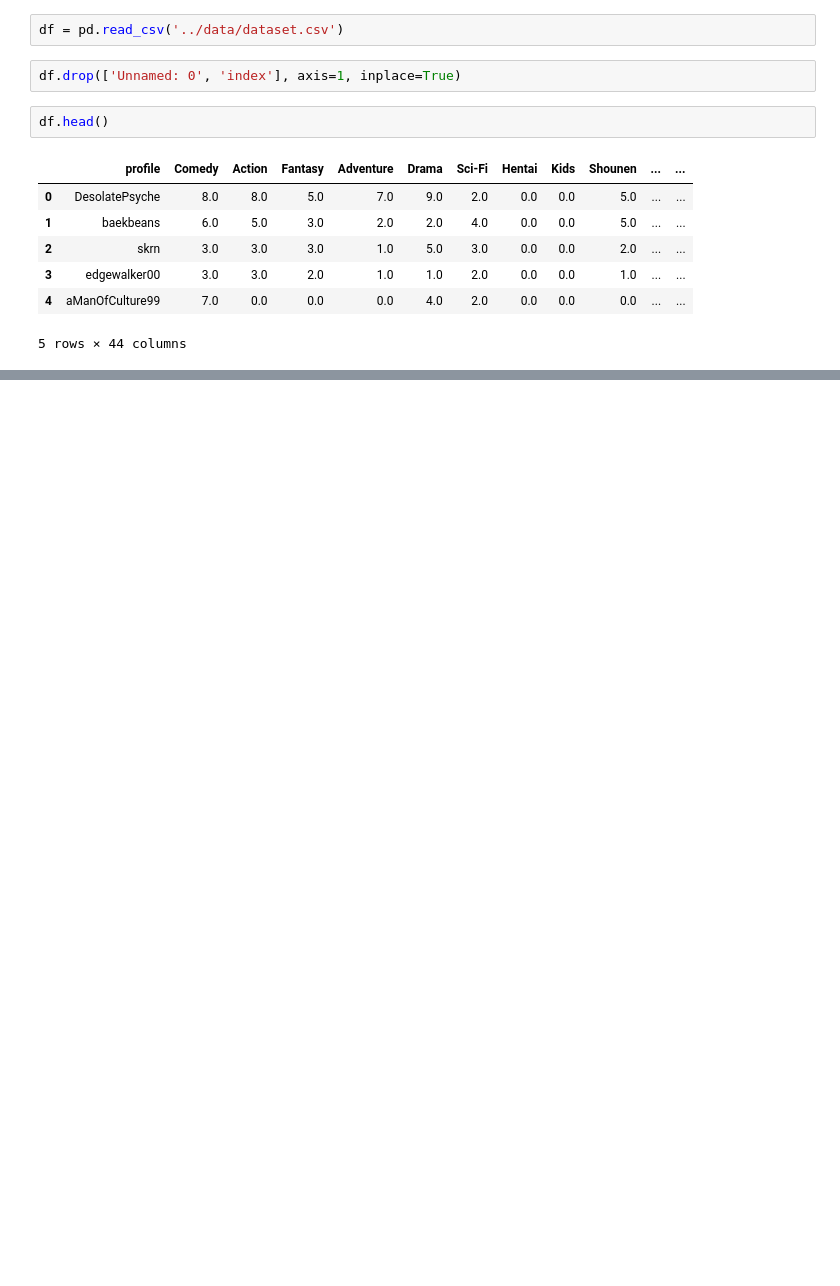
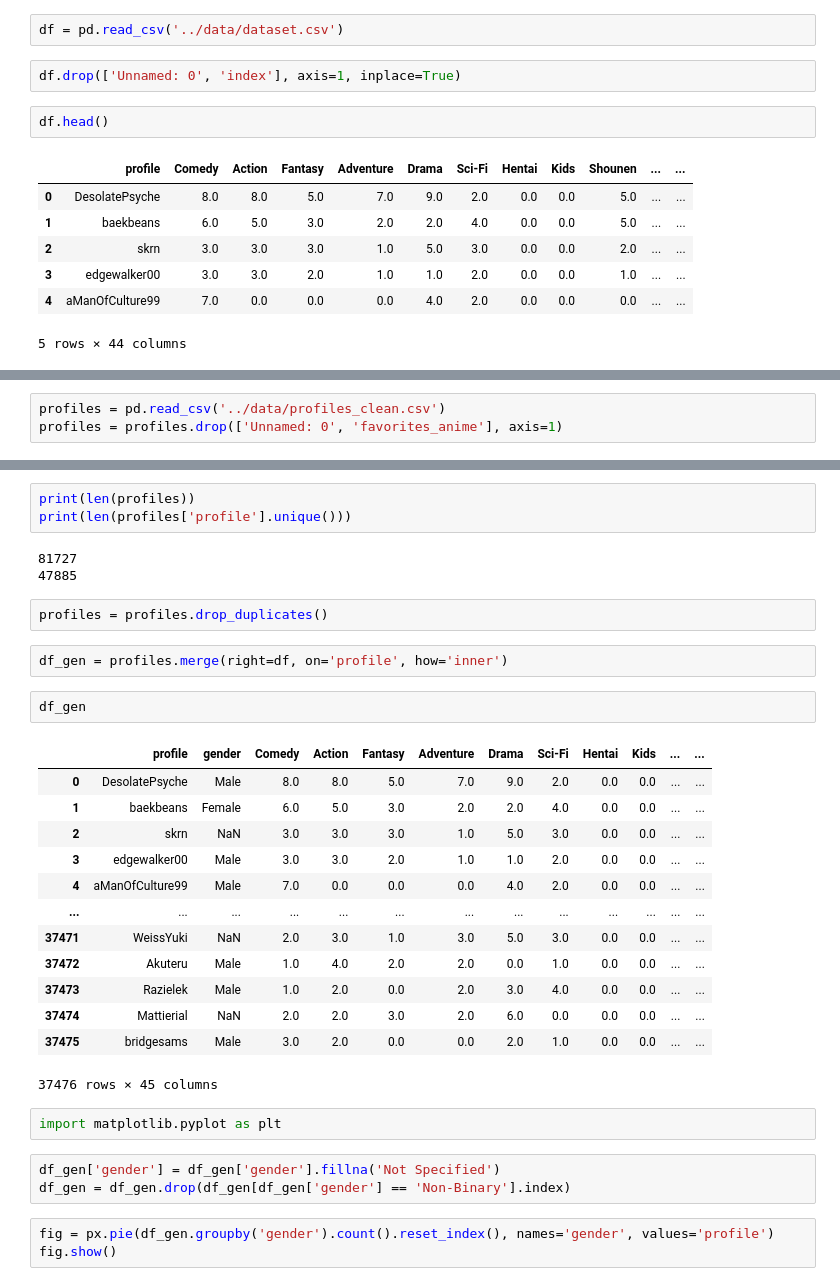
Before and after one commit to bryangne/FinalProject, a Jupyter notebook: Data Exploration/exploration2.ipynb, the cells around one changed output, grey strips where cells are left out. Cells and saved outputs as stored; diff of their text form; blank space fills up the shorter version.

```diff
--- a/Data Exploration/exploration2.ipynb
+++ b/Data Exploration/exploration2.ipynb
@@ -21,0 +123,3 @@ df.head()
+# %%
+profiles = pd.read_csv('../data/profiles_clean.csv')
+profiles = profiles.drop(['Unnamed: 0', 'favorites_anime'], axis=1)
@@ -21,0 +135,34 @@ df.head()
+# %%
+print(len(profiles))
+print(len(profiles['profile'].unique()))
+# %% [output]
+81727
+47885
+# %%
+profiles = profiles.drop_duplicates()
+# %%
+df_gen = profiles.merge(right=df, on='profile', how='inner')
+# %%
+df_gen
+# %% [output]
+|  | profile | gender | Comedy | Action | Fantasy | Adventure | Drama | Sci-Fi | Hentai | Kids | ... | ... |
+| 0 | DesolatePsyche | Male | 8.0 | 8.0 | 5.0 | 7.0 | 9.0 | 2.0 | 0.0 | 0.0 | ... | ... |
+| 1 | baekbeans | Female | 6.0 | 5.0 | 3.0 | 2.0 | 2.0 | 4.0 | 0.0 | 0.0 | ... | ... |
+| 2 | skrn | NaN | 3.0 | 3.0 | 3.0 | 1.0 | 5.0 | 3.0 | 0.0 | 0.0 | ... | ... |
+| 3 | edgewalker00 | Male | 3.0 | 3.0 | 2.0 | 1.0 | 1.0 | 2.0 | 0.0 | 0.0 | ... | ... |
+| 4 | aManOfCulture99 | Male | 7.0 | 0.0 | 0.0 | 0.0 | 4.0 | 2.0 | 0.0 | 0.0 | ... | ... |
+| ... | ... | ... | ... | ... | ... | ... | ... | ... | ... | ... | ... | ... |
+| 37471 | WeissYuki | NaN | 2.0 | 3.0 | 1.0 | 3.0 | 5.0 | 3.0 | 0.0 | 0.0 | ... | ... |
+| 37472 | Akuteru | Male | 1.0 | 4.0 | 2.0 | 2.0 | 0.0 | 1.0 | 0.0 | 0.0 | ... | ... |
+| 37473 | Razielek | Male | 1.0 | 2.0 | 0.0 | 2.0 | 3.0 | 4.0 | 0.0 | 0.0 | ... | ... |
+| 37474 | Mattierial | NaN | 2.0 | 2.0 | 3.0 | 2.0 | 6.0 | 0.0 | 0.0 | 0.0 | ... | ... |
+| 37475 | bridgesams | Male | 3.0 | 2.0 | 0.0 | 0.0 | 2.0 | 1.0 | 0.0 | 0.0 | ... | ... |
+37476 rows × 45 columns
+# %%
+import matplotlib.pyplot as plt
+# %%
+df_gen['gender'] = df_gen['gender'].fillna('Not Specified')
+df_gen = df_gen.drop(df_gen[df_gen['gender'] == 'Non-Binary'].index)
+# %%
+fig = px.pie(df_gen.groupby('gender').count().reset_index(), names='gender', values='profile')
+fig.show()
```
Also changed, not shown: parts of 110 cells of this notebook, 20 other files.
